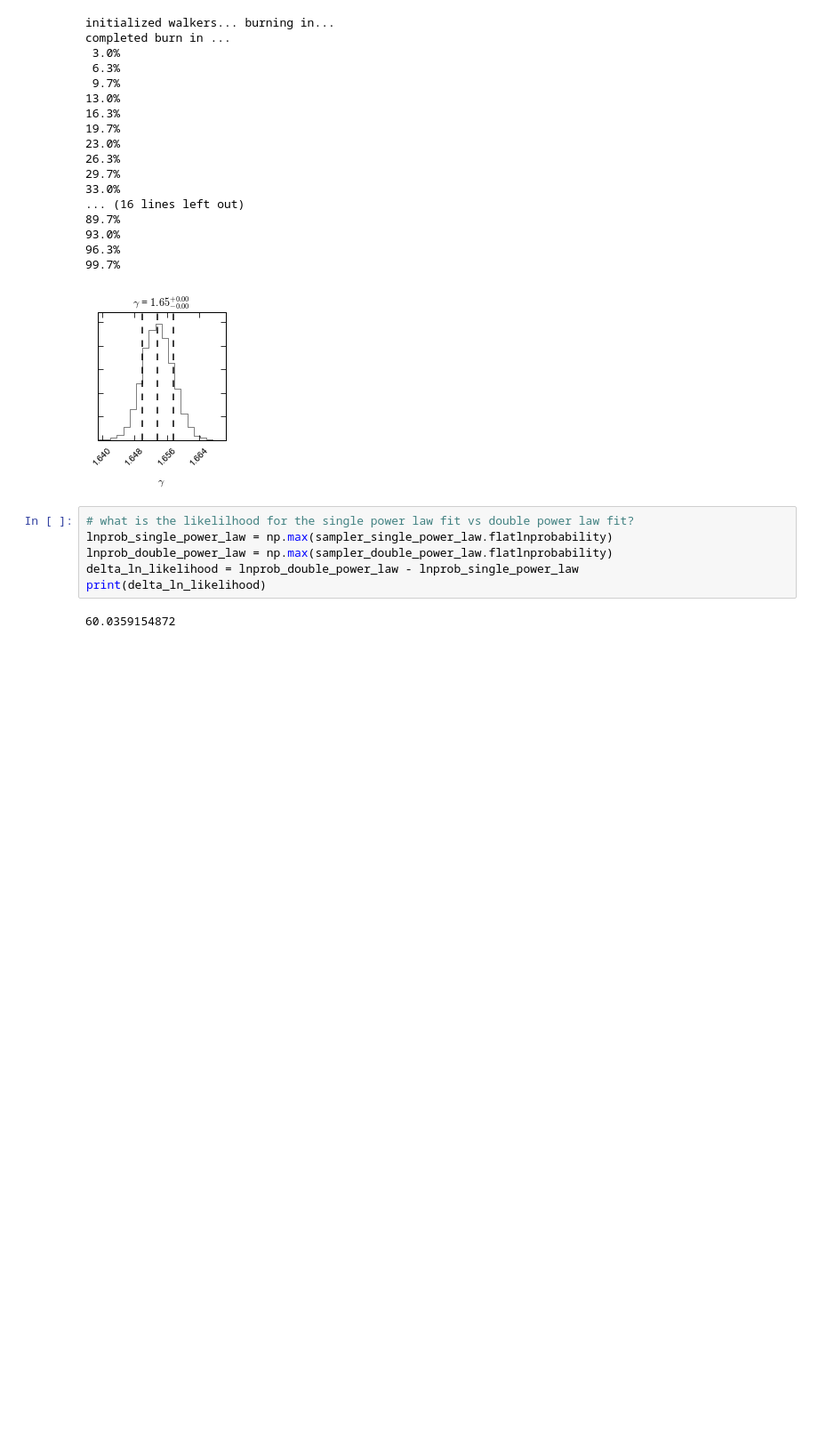
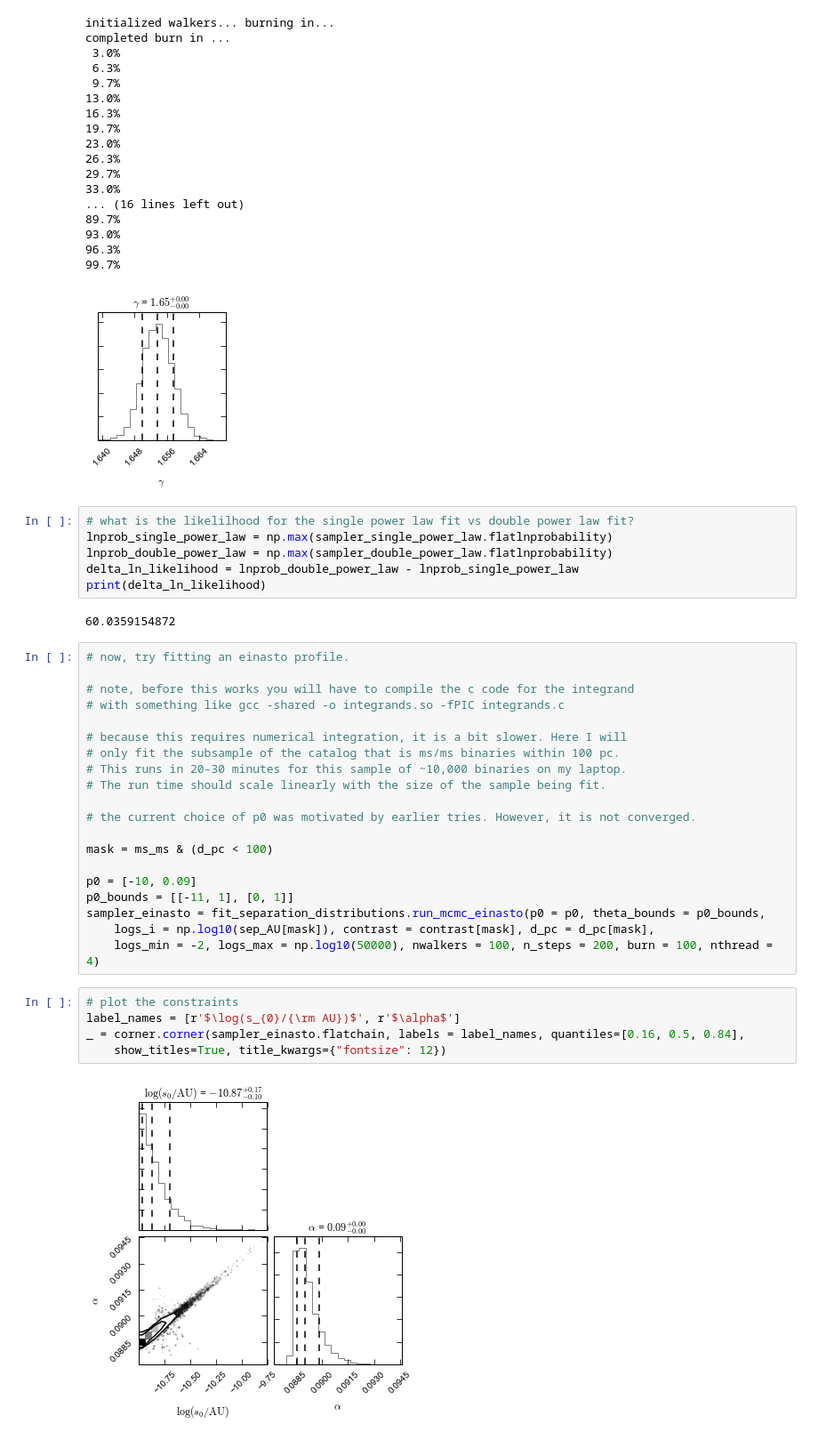
Before and after one commit to kareemelbadry/sep_dist, a Jupyter notebook: tutorial.ipynb, the cells around one changed output. Shown at 89% size. Saved outputs shown, nothing was run; the diff lists cells and outputs as text; blank space fills up the shorter version.

```diff
--- a/tutorial.ipynb
+++ b/tutorial.ipynb
@@ -103,3 +103,30 @@ delta_ln_likelihood = lnprob_double_power_law - lnprob_single_power_law
 print(delta_ln_likelihood)
 # %% [output]
 60.0359154872
+# %%
+# now, try fitting an einasto profile.
+
+# note, before this works you will have to compile the c code for the integrand
+# with something like gcc -shared -o integrands.so -fPIC integrands.c
+
+# because this requires numerical integration, it is a bit slower. Here I will
+# only fit the subsample of the catalog that is ms/ms binaries within 100 pc.
+# This runs in 20-30 minutes for this sample of ~10,000 binaries on my laptop.
+# The run time should scale linearly with the size of the sample being fit.
+
+# the current choice of p0 was motivated by earlier tries. However, it is not converged.
+
+mask = ms_ms & (d_pc < 100)
+
+p0 = [-10, 0.09]
+p0_bounds = [[-11, 1], [0, 1]]
+sampler_einasto = fit_separation_distributions.run_mcmc_einasto(p0 = p0, theta_bounds = p0_bounds,
+    logs_i = np.log10(sep_AU[mask]), contrast = contrast[mask], d_pc = d_pc[mask],
+    logs_min = -2, logs_max = np.log10(50000), nwalkers = 100, n_steps = 200, burn = 100, nthread = 4)
+# %%
+# plot the constraints
+label_names = [r'$\log(s_{0}/{\rm AU})$', r'$\alpha$']
+_ = corner.corner(sampler_einasto.flatchain, labels = label_names, quantiles=[0.16, 0.5, 0.84],
+    show_titles=True, title_kwargs={"fontsize": 12})
+# %% [output]
+[figure, added]
```
Also changed, not shown: parts of 1 cell of this notebook, 3 other files.
